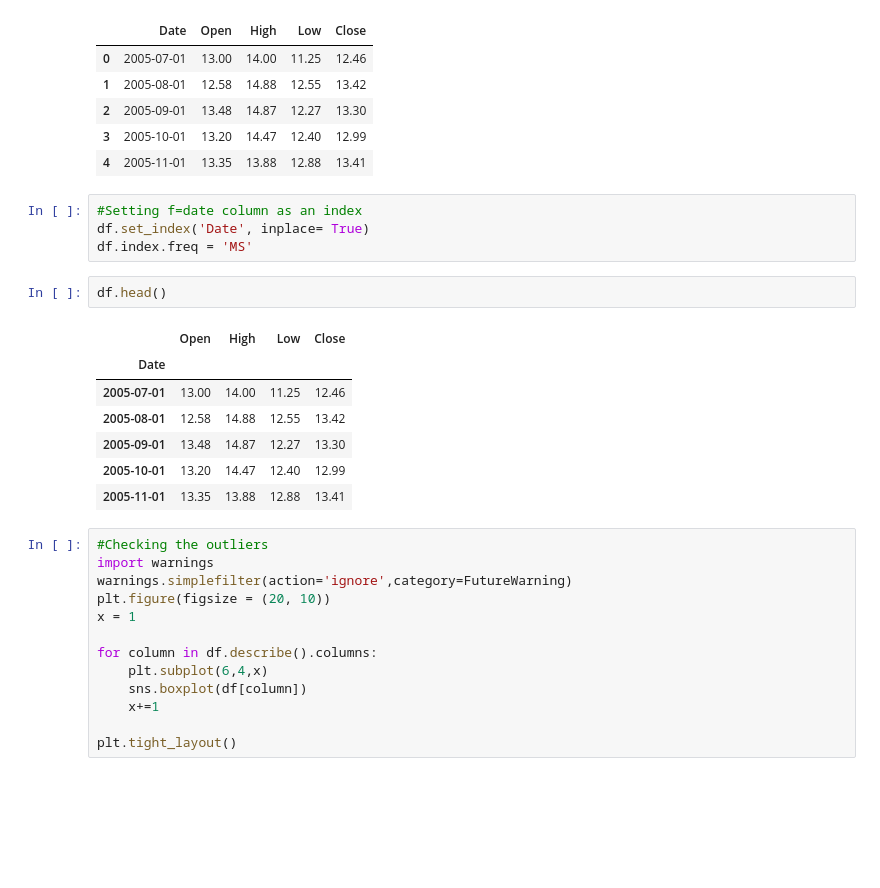
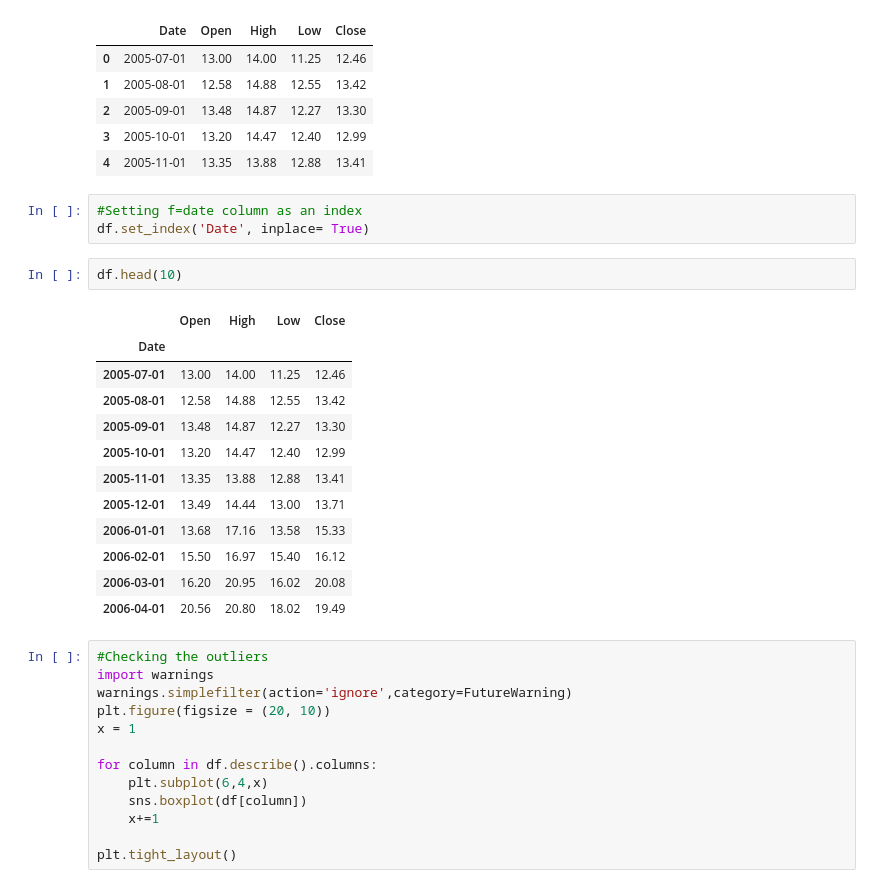
Before and after one commit to SomyaH99/Yes-bank-closing-stock-price-predictions, a Jupyter notebook: Closing_Stock_price_prediction_analysis.ipynb, the cells around one changed output. Cells and saved outputs as stored; diff of their text form; blank space fills up the shorter version.

```diff
--- a/Closing_Stock_price_prediction_analysis.ipynb
+++ b/Closing_Stock_price_prediction_analysis.ipynb
@@ -129,17 +129,21 @@ df.head()
 # %%
 #Setting f=date column as an index
 df.set_index('Date', inplace= True)
-df.index.freq = 'MS'
 # %%
-df.head()
+df.head(10)
 # %% [output]
 |  | Open | High | Low | Close |
 | Date |  |  |  |  |
 | 2005-07-01 | 13.00 | 14.00 | 11.25 | 12.46 |
 | 2005-08-01 | 12.58 | 14.88 | 12.55 | 13.42 |
 | 2005-09-01 | 13.48 | 14.87 | 12.27 | 13.30 |
 | 2005-10-01 | 13.20 | 14.47 | 12.40 | 12.99 |
 | 2005-11-01 | 13.35 | 13.88 | 12.88 | 13.41 |
+| 2005-12-01 | 13.49 | 14.44 | 13.00 | 13.71 |
+| 2006-01-01 | 13.68 | 17.16 | 13.58 | 15.33 |
+| 2006-02-01 | 15.50 | 16.97 | 15.40 | 16.12 |
+| 2006-03-01 | 16.20 | 20.95 | 16.02 | 20.08 |
+| 2006-04-01 | 20.56 | 20.80 | 18.02 | 19.49 |
 # %%
 #Checking the outliers
 import warnings
```
Also changed, not shown: parts of 31 cells of this notebook.
